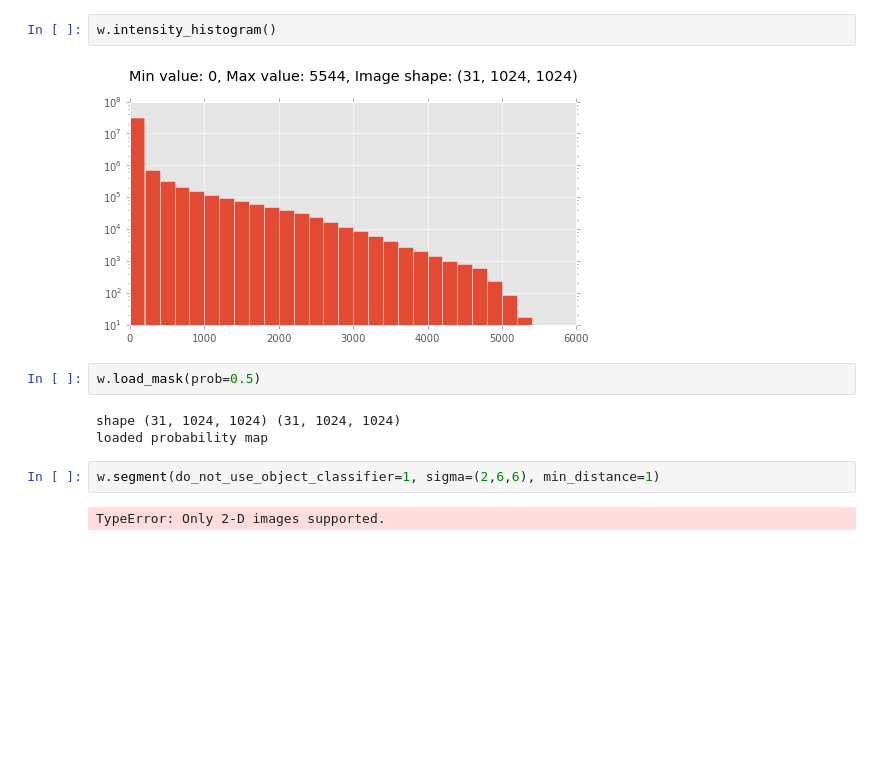
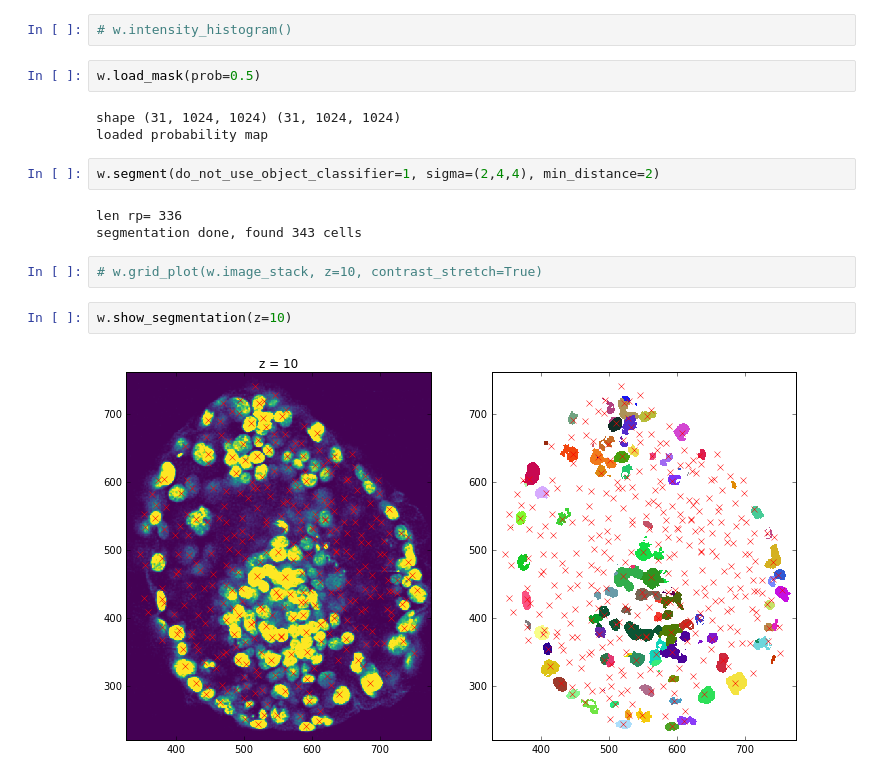
Before and after one commit to jjmetzger/stemcell_segmentation, a Jupyter notebook: HE_quantification.ipynb, the cells around one changed output. Cells and saved outputs as stored; diff of their text form; blank space fills up the shorter version.

```diff
--- a/HE_quantification.ipynb
+++ b/HE_quantification.ipynb
@@ -20,13 +21,18 @@ image is three-dimensional
-# %%
-w.intensity_histogram()
-# %% [output]
-[figure, removed]
+# %%
+# w.intensity_histogram()
 # %%
 w.load_mask(prob=0.5)
 # %% [output]
 shape (31, 1024, 1024) (31, 1024, 1024)
 loaded probability map
 # %%
-w.segment(do_not_use_object_classifier=1, sigma=(2,6,6), min_distance=1)
+w.segment(do_not_use_object_classifier=1, sigma=(2,4,4), min_distance=2)
 # %% [output]
-TypeError: Only 2-D images supported.
+len rp= 336
+segmentation done, found 343 cells
+# %%
+# w.grid_plot(w.image_stack, z=10, contrast_stretch=True)
+# %%
+w.show_segmentation(z=10)
+# %% [output]
+[figure, added]
```
Also changed, not shown: parts of 2 cells of this notebook, 1 other file.
